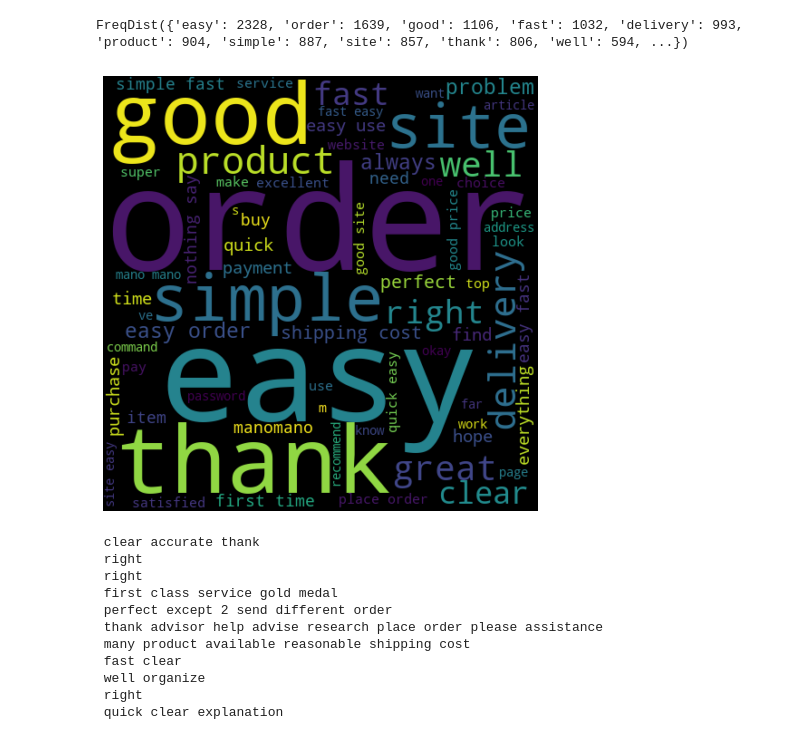
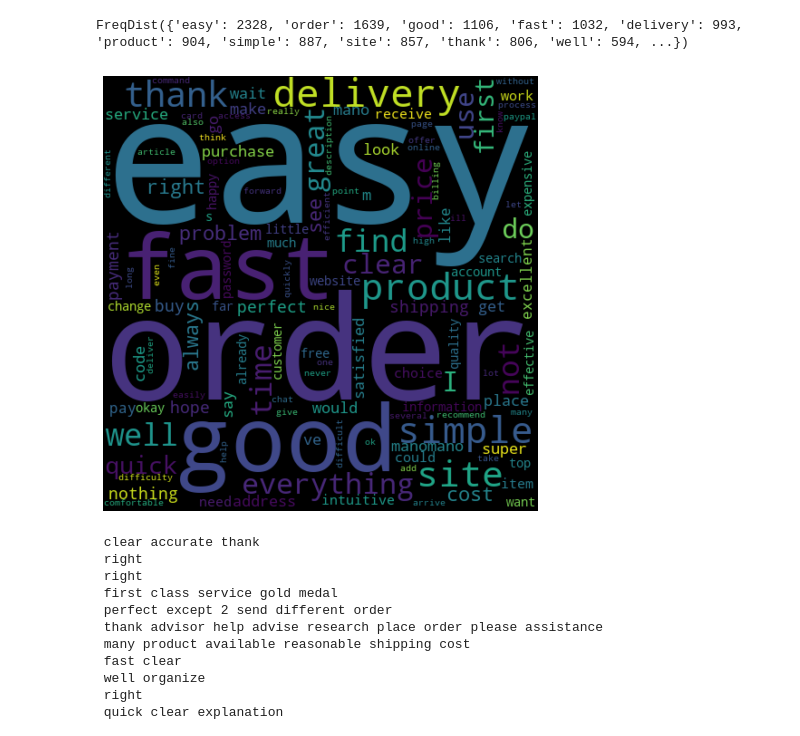
Before and after one commit to CathieLC/Happy_four_friends, a Jupyter notebook: Bérenger/Data exploration.ipynb, the cells around one changed output. Drawn from its saved outputs; the diff is of its cells as text; code cells hidden in the pictures.

```diff
--- a/Bérenger/Data exploration.ipynb
+++ b/Bérenger/Data exploration.ipynb
@@ -214,15 +214,15 @@ FreqDist({'easy': 2328, 'order': 1639, 'good': 1106, 'fast': 1032, 'delivery': 9
 # %%
 wordcloud = WordCloud(width=480, height=480, max_font_size=200, min_font_size=10)
 
 
-wordcloud.generate_from_text(my_text)
+wordcloud.generate_from_frequencies(lemma_freq)
 
 plt.figure(figsize=(10, 8))
 plt.imshow(wordcloud, interpolation="bilinear")
 plt.axis("off")
 plt.show()
 # %% [output]
-[figure, old version]
+[figure, new version]
 # %%
 for i in df_comments2["comment"]:
     print (i)
```
